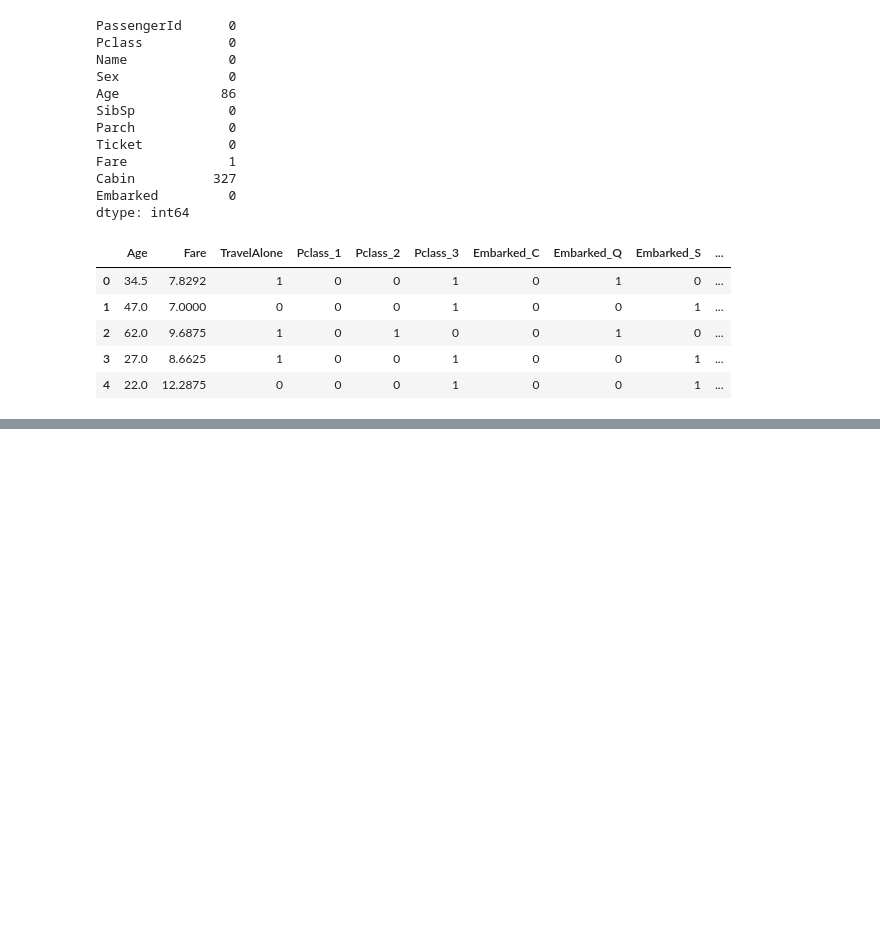
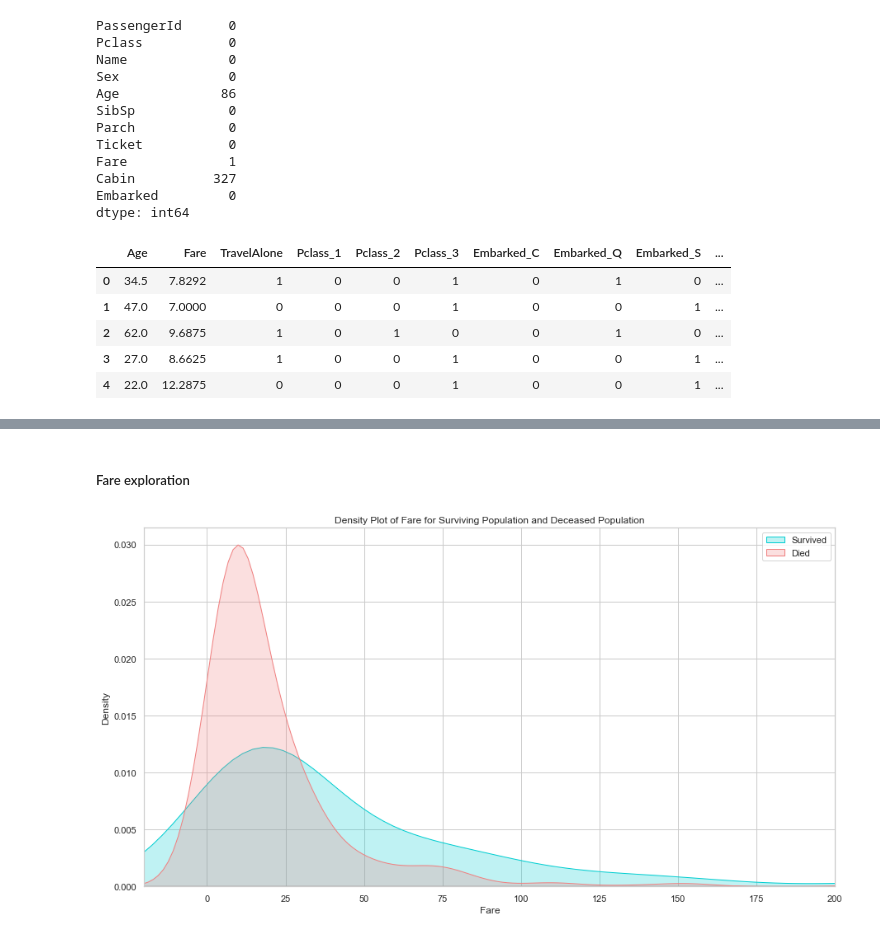
Before and after one commit to mdodovic/Logistic-Regression, a Jupyter notebook: logistic_regression.ipynb, the cells around one changed output, grey strips where cells are left out. Saved outputs shown, nothing was run; the diff lists cells and outputs as text; code cells hidden in the pictures; blank space fills up the shorter version.

```diff
--- a/logistic_regression.ipynb
+++ b/logistic_regression.ipynb
@@ -227,0 +243,17 @@ final_test.head()
+# %%
+final_train['IsMinor']=np.where(final_train['Age']<=16, 1, 0)
+
+final_test['IsMinor']=np.where(final_test['Age']<=16, 1, 0)
+# %% [markdown]
+##### Fare exploration
+# %%
+plt.figure(figsize=(15,8))
+ax = sns.kdeplot(final_train["Fare"][final_train.Survived == 1], color="darkturquoise", shade=True)
+sns.kdeplot(final_train["Fare"][final_train.Survived == 0], color="lightcoral", shade=True)
+plt.legend(['Survived', 'Died'])
+plt.title('Density Plot of Fare for Surviving Population and Deceased Population')
+ax.set(xlabel='Fare')
+plt.xlim(-20,200)
+plt.show()
+# %% [output]
+[figure, added]
```
Also changed, not shown: parts of 15 cells of this notebook.
